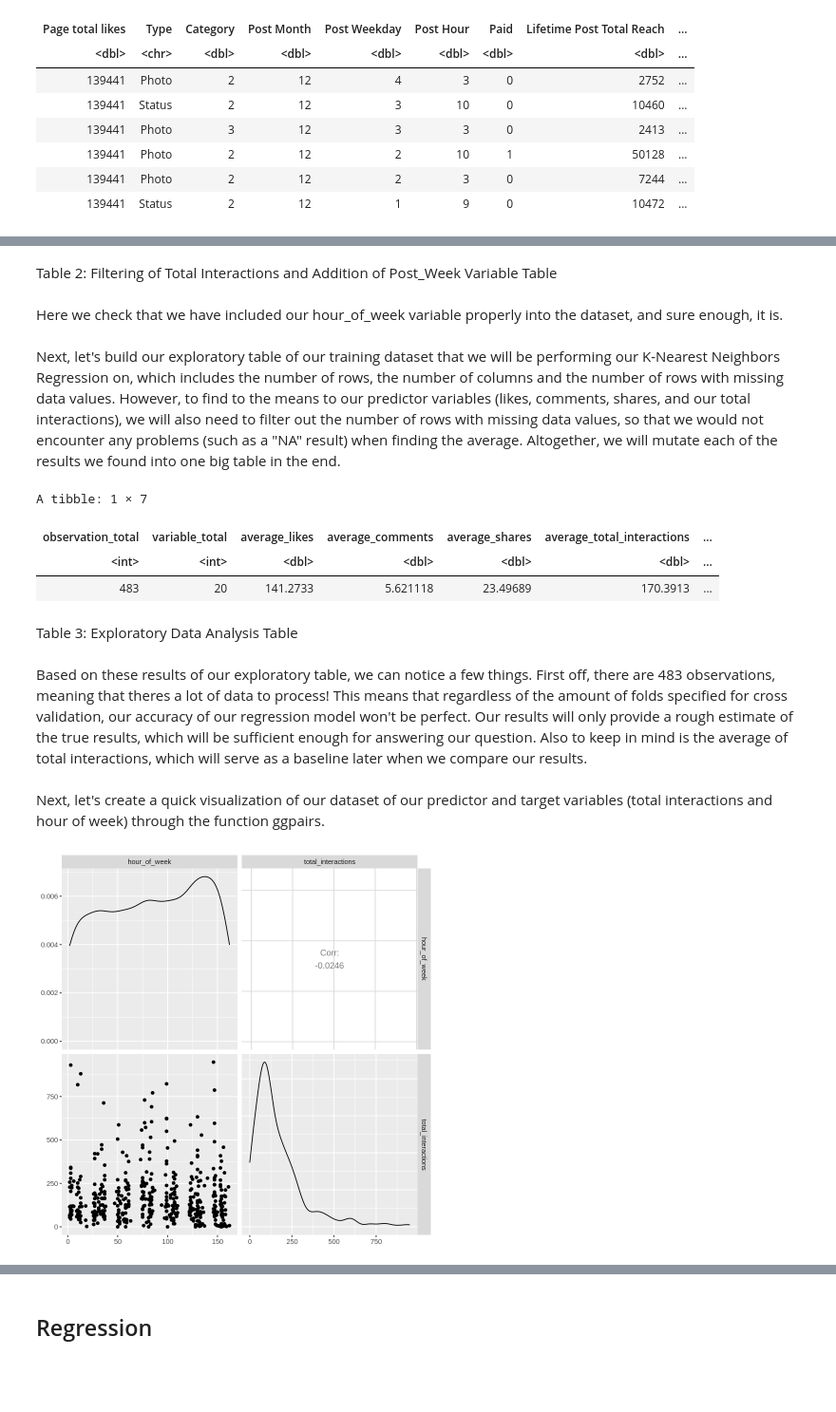
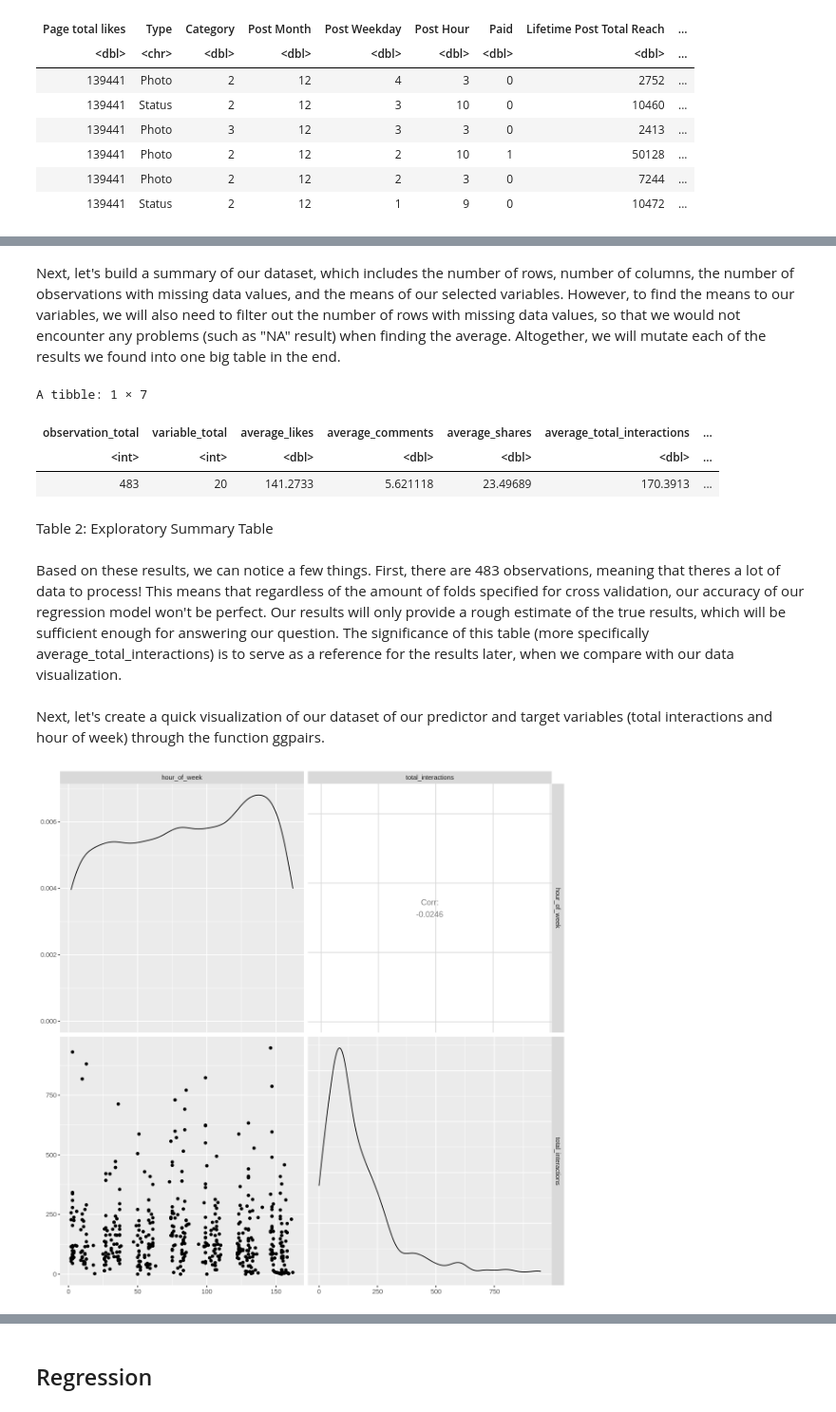
Before and after one commit to amellios/data_science_woohoo, a Jupyter notebook: Final Project Analysis.ipynb, the cells around one changed output, grey strips where cells are left out. Shown: that part at 95% size. Drawn from its saved outputs; the diff is of its cells as text; code cells hidden in the pictures; blank space fills up the shorter version.

```diff
--- a/Final Project Analysis.ipynb
+++ b/Final Project Analysis.ipynb
@@ -51,12 +34,12 @@ Next, we will begin reading the file into JupyterHub. Since the file is retrieve
 # %%
 #reading the data
-temp <- tempfile()
-download.file("https://archive.ics.uci.edu/ml/machine-learning-databases/00368/Facebook_metrics.zip",temp)
+downloaded_file <- tempfile()
+download.file("https://archive.ics.uci.edu/ml/machine-learning-databases/00368/Facebook_metrics.zip", downloaded_file)
 
 #Reading the data in R
-facebook <- read_csv2(unz(temp, "dataset_Facebook.csv"))
+facebook <- read_csv2(unz(downloaded_file, "dataset_Facebook.csv"))
 head(facebook)
-unlink(temp)
+unlink(downloaded_file)
 # %% [output]
 Using ',' as decimal and '.' as grouping mark. Use read_delim() for more control.
 
@@ -92,5 +75,6 @@ Looking at our dataset, it passes the test for tidy data (each row is a single o
 #Renaming "Post Hour"
 facebook_1 <- facebook %>% rename(post_hour = `Post Hour`) %>%
     rename(post_day = `Post Weekday`) %>%
-    rename(total_interactions = `Total Interactions`)
+    rename(total_interactions = `Total Interactions`) %>%
+    mutate(hour_of_week = (post_day - 1) * 24 + post_hour)
 # %% [markdown]
@@ -111,5 +97,3 @@ Hmmm. It seems here that there is one post that has more than six thousand total
 # %%
 set.seed(2021)
-facebook_filtered_interactions <- facebook_1 %>% filter(total_interactions < 1000) %>%
-    mutate(hour_of_week = (post_day - 1) * 24 + post_hour)
-facebook_filtered_interactions
+facebook_filtered_interactions <- facebook_1 %>% filter(total_interactions < 1000)
@@ -127,8 +100,4 @@ A spec_tbl_df: 488 × 20
-# %% [markdown]
-Table 2: Filtering of Total Interactions and Addition of Post_Week Variable Table
-# %% [markdown]
-Here we check that we have included our hour_of_week variable properly into the dataset, and sure enough, it is.
 # %% [markdown]
-Next, let's build our exploratory table of our training dataset that we will be performing our K-Nearest Neighbors Regression on, which includes the number of rows, the number of columns and the number of rows with missing data values. However, to find to the means to our predictor variables (likes, comments, shares, and our total interactions), we will also need to filter out the number of rows with missing data values, so that we would not encounter any problems (such as a "NA" result) when finding the average. Altogether, we will mutate each of the results we found into one big table in the end.
+Next, let's build a summary of our dataset, which includes the number of rows, number of columns, the number of observations with missing data values, and the means of our selected variables. However, to find the means to our variables, we will also need to filter out the number of rows with missing data values, so that we would not encounter any problems (such as "NA" result) when finding the average. Altogether, we will mutate each of the results we found into one big table in the end.
 # %%
 set.seed(2021)
@@ -175,15 +143,16 @@ A tibble: 1 × 7
 | <int> | <int> | <dbl> | <dbl> | <dbl> | <dbl> | ... |
 | 483 | 20 | 141.2733 | 5.621118 | 23.49689 | 170.3913 | ... |
 # %% [markdown]
-Table 3: Exploratory Data Analysis Table
+Table 2: Exploratory Summary Table
 # %% [markdown]
-Based on these results of our exploratory table, we can notice a few things. First off, there are 483 observations, meaning that theres a lot of data to process! This means that regardless of the amount of folds specified for cross validation, our accuracy of our regression model won't be perfect. Our results will only provide a rough estimate of the true results, which will be sufficient enough for answering our question. Also to keep in mind is the average of total interactions, which will serve as a baseline later when we compare our results.
+Based on these results, we can notice a few things. First, there are 483 observations, meaning that theres a lot of data to process! This means that regardless of the amount of folds specified for cross validation, our accuracy of our regression model won't be perfect. Our results will only provide a rough estimate of the true results, which will be sufficient enough for answering our question. The significance of this table (more specifically average_total_interactions) is to serve as a reference for the results later, when we compare with our data visualization.
 # %% [markdown]
 Next, let's create a quick visualization of our dataset of our predictor and target variables (total interactions and hour of week) through the function ggpairs.
 # %%
+options(repr.plot.width = 10, repr.plot.height = 10)
 facebook_ggpairs2 <- facebook_filtered_interactions %>%
     select(hour_of_week, total_interactions) %>%
     ggpairs()
 facebook_ggpairs2
 # %% [output]
-[figure, old version]
+[figure, new version]
```
Also changed, not shown: parts of 48 cells of this notebook.
